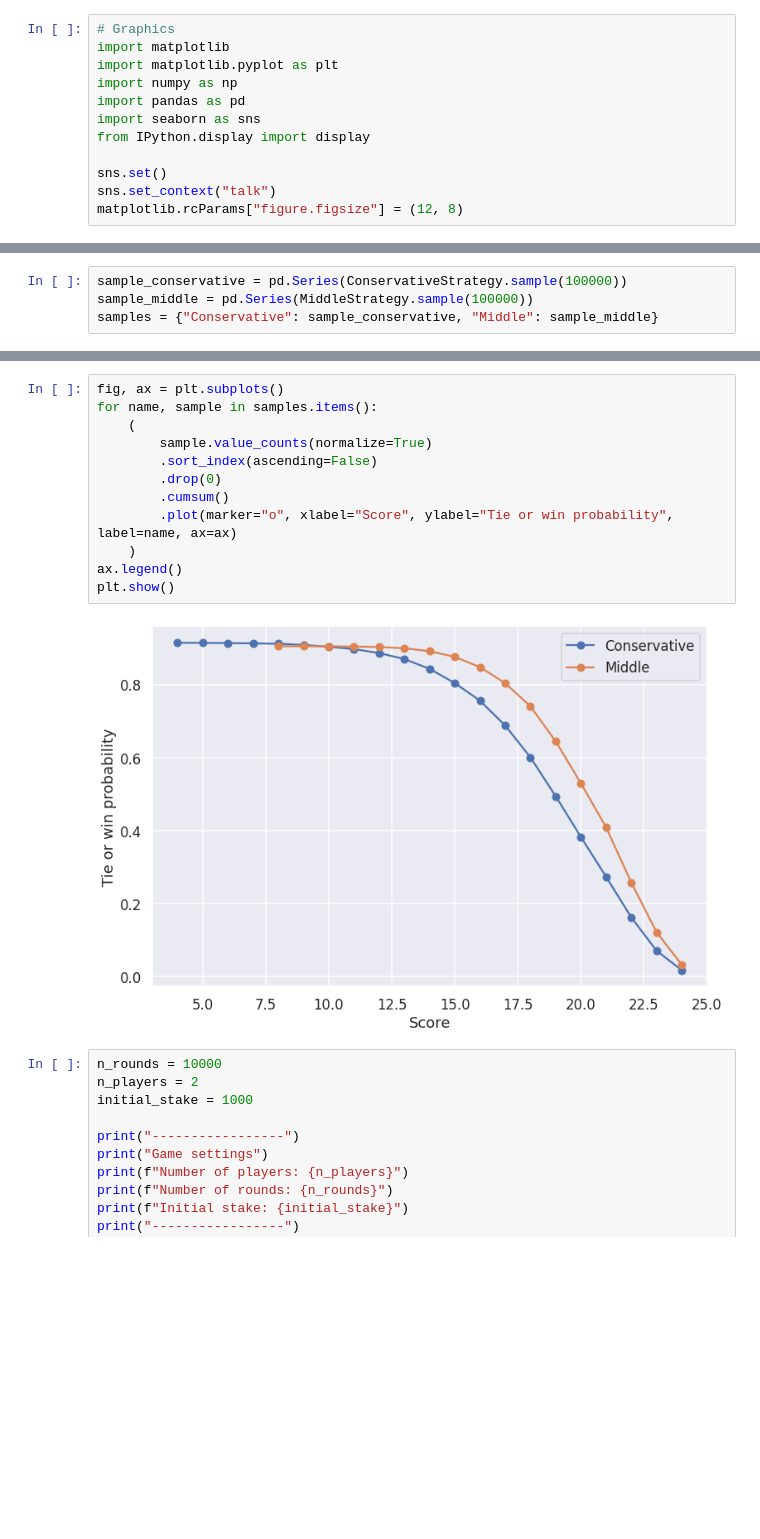
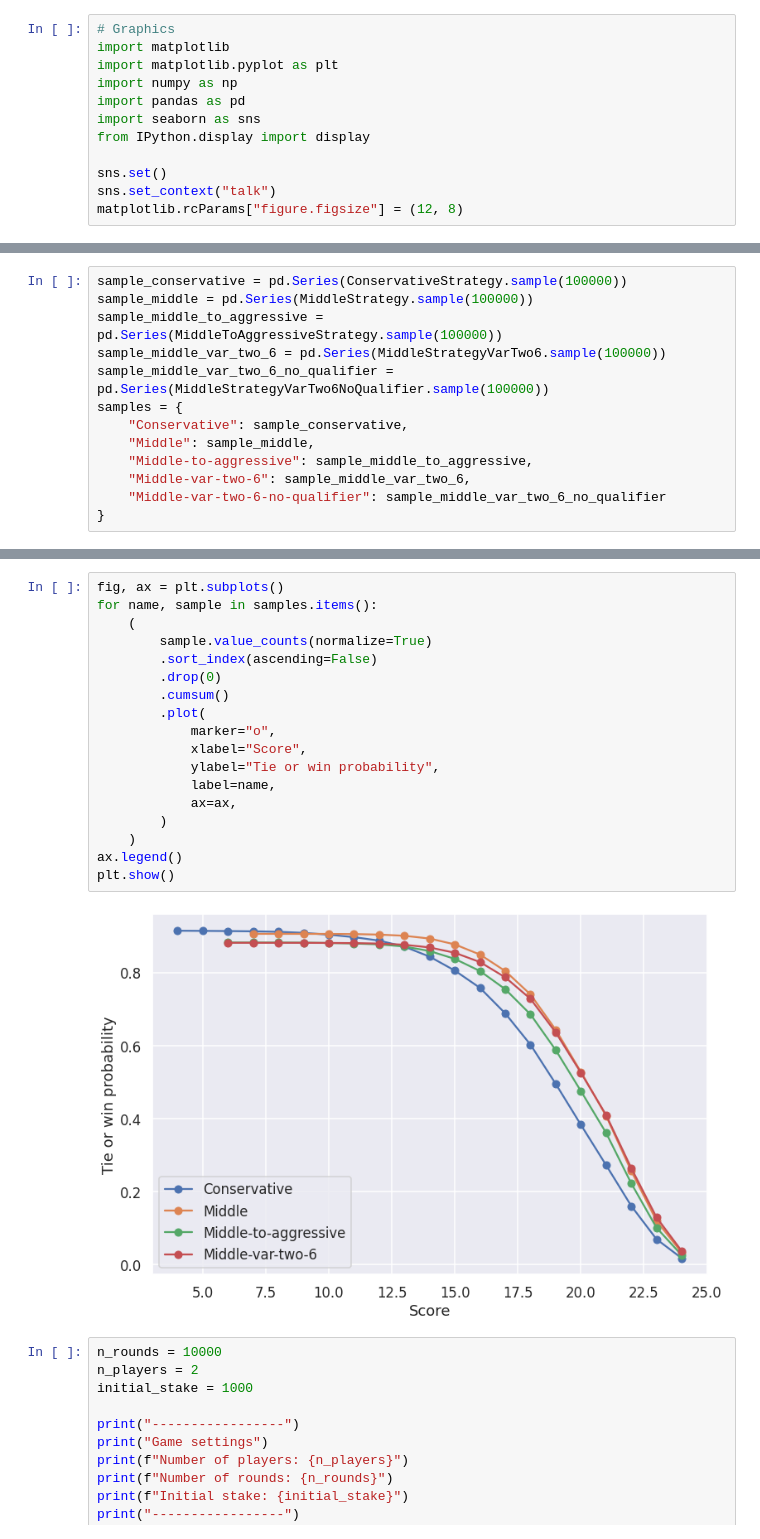
Before and after one commit to nahuelalmeira/midnight, a Jupyter notebook: notebooks/notebook.ipynb, the cells around one changed output, grey strips where cells are left out. Cells and saved outputs as stored; diff of their text form; blank space fills up the shorter version.

```diff
--- a/notebooks/notebook.ipynb
+++ b/notebooks/notebook.ipynb
@@ -26,7 +28,16 @@ from midnight.strategy import (
 # %%
 sample_conservative = pd.Series(ConservativeStrategy.sample(100000))
 sample_middle = pd.Series(MiddleStrategy.sample(100000))
-samples = {"Conservative": sample_conservative, "Middle": sample_middle}
+sample_middle_to_aggressive = pd.Series(MiddleToAggressiveStrategy.sample(100000))
+sample_middle_var_two_6 = pd.Series(MiddleStrategyVarTwo6.sample(100000))
+sample_middle_var_two_6_no_qualifier = pd.Series(MiddleStrategyVarTwo6NoQualifier.sample(100000))
+samples = {
+    "Conservative": sample_conservative,
+    "Middle": sample_middle,
+    "Middle-to-aggressive": sample_middle_to_aggressive,
+    "Middle-var-two-6": sample_middle_var_two_6,
+    "Middle-var-two-6-no-qualifier": sample_middle_var_two_6_no_qualifier
+}
 # %%
 fig, ax = plt.subplots()
 ax.set_xlabel("Score")
@@ -39,17 +50,23 @@ plt.show()
 # %%
 fig, ax = plt.subplots()
 for name, sample in samples.items():
     (
         sample.value_counts(normalize=True)
         .sort_index(ascending=False)
         .drop(0)
         .cumsum()
-        .plot(marker="o", xlabel="Score", ylabel="Tie or win probability", label=name, ax=ax)
+        .plot(
+            marker="o",
+            xlabel="Score",
+            ylabel="Tie or win probability",
+            label=name,
+            ax=ax,
+        )
     )
 ax.legend()
 plt.show()
 # %% [output]
-[figure, old version]
+[figure, new version]
 # %%
 n_rounds = 10000
 n_players = 2
```
Also changed, not shown: parts of 6 cells of this notebook, 1 other file.
